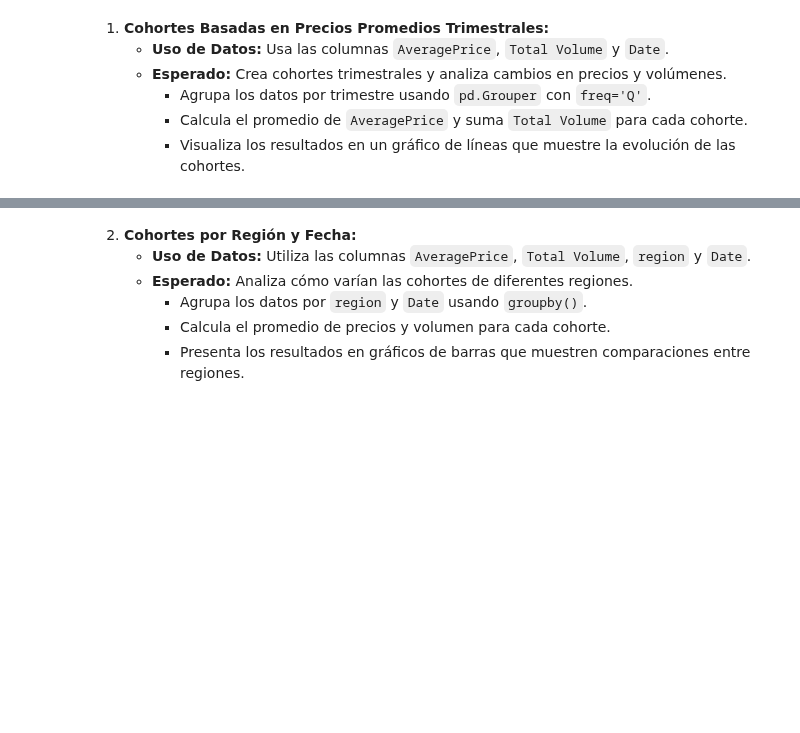
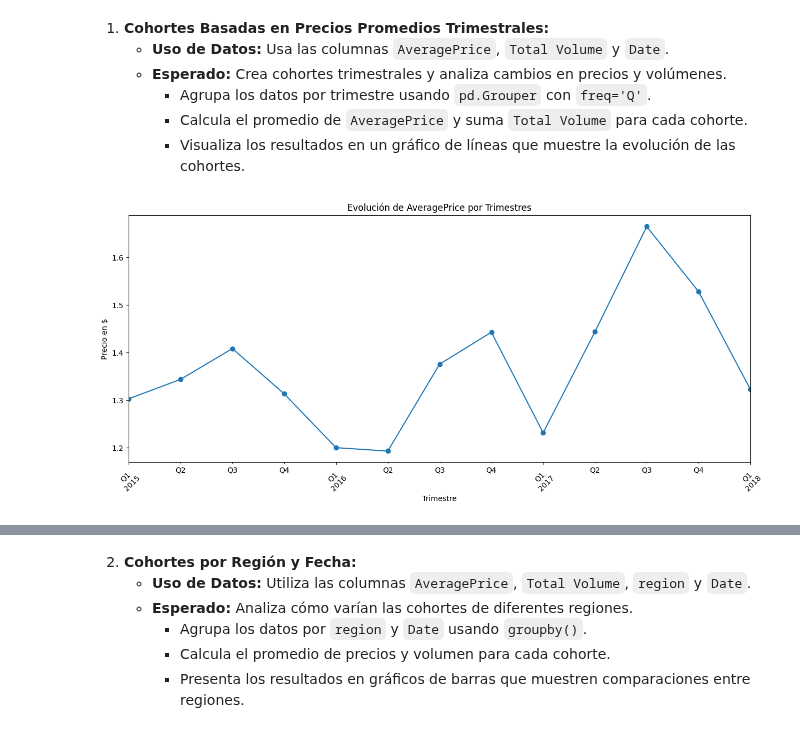
Before and after one commit to albagd77/MAGic-Avocado-TP1, a Jupyter notebook: 04_analisis_cohortes.ipynb, the cells around one changed output, grey strips where cells are left out. Saved outputs shown, nothing was run; the diff lists cells and outputs as text; code cells hidden in the pictures; blank space fills up the shorter version.

```diff
--- a/04_analisis_cohortes.ipynb
+++ b/04_analisis_cohortes.ipynb
@@ -0,0 +32,4 @@
+# %%
+# Añade columna con categorización de City/Region/GreaterRegion/TotalUS
+df['cat_region'] = df['region'].transform(lambda x: magic.get_truly_region(x))
+df
@@ -0,0 +50,7 @@
+# %%
+# Convierte 'Date' a tipo datetime
+df['Date'] = pd.to_datetime(df['Date'])
+# %%
+# Prepara filtro de filas para tener en cuenta sólo verdaderamente GreaterRegion
+greater_regions = df[df['cat_region']=='GreaterRegion']
+greater_regions.head()
@@ -8,3 +71,23 @@
      - Agrupa los datos por trimestre usando `pd.Grouper` con `freq='Q'`.
      - Calcula el promedio de `AveragePrice` y suma `Total Volume` para cada cohorte.
      - Visualiza los resultados en un gráfico de líneas que muestre la evolución de las cohortes.
+# %%
+#Cogemos las columnas que necesitaremos
+cols_cohorte_trim=greater_regions[['AveragePrice', 'Total Volume', 'Date']]
+
+#Las agrupamos por trimestres (Q) y para average price hacemos la media y para total volume la suma
+cohorte_trim=cols_cohorte_trim.groupby(pd.Grouper(key='Date', freq='Q')).agg({
+    'AveragePrice': 'mean',
+    'Total Volume': 'sum'
+})
+# %%
+#Visualizar los resultados que muestra evolución de las cohortes
+plt.figure(figsize=(15,6))
+cohorte_trim['AveragePrice'].plot(marker='o')
+plt.title('Evolución de AveragePrice por Trimestres')
+plt.xlabel('Trimestre')
+plt.ylabel('Precio en $')
+plt.xticks(rotation=45)
+plt.show()
+# %% [output]
+[figure, added]
```
Also changed, not shown: parts of 11 cells of this notebook.
